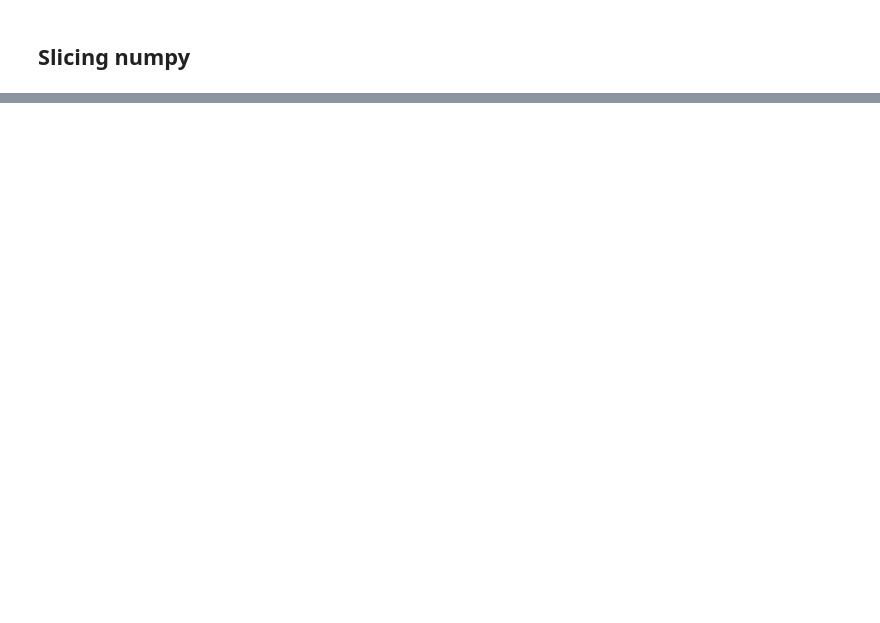
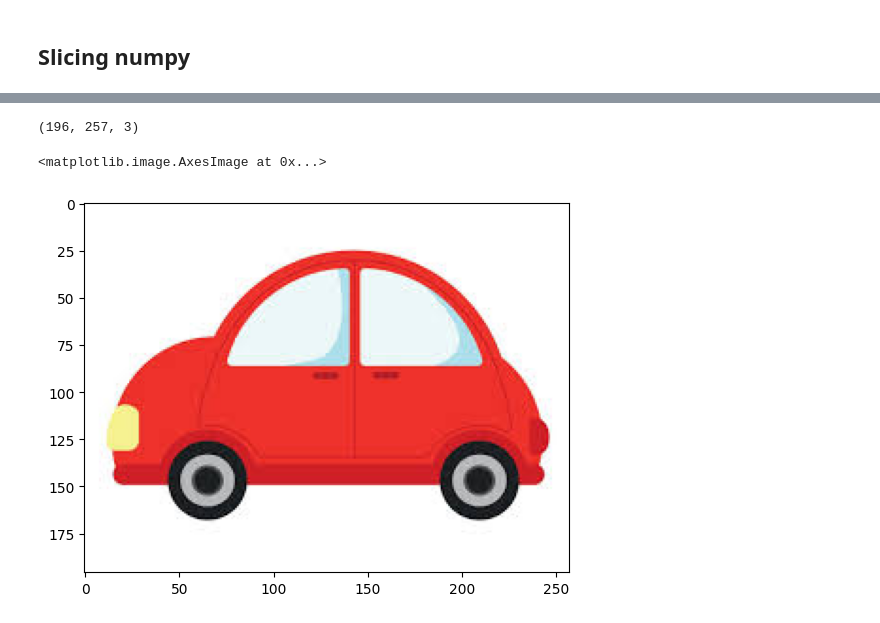
Before and after one commit to corcornejo/Diplomado_IA_Cornejo, a Jupyter notebook: Modulo_1/12.Numpy.ipynb, the cells around one changed output, grey strips where cells are left out. Saved outputs shown, nothing was run; the diff lists cells and outputs as text; code cells hidden in the pictures; blank space fills up the shorter version.

```diff
--- a/Modulo_1/12.Numpy.ipynb
+++ b/Modulo_1/12.Numpy.ipynb
@@ -544,0 +646,16 @@ B_{m-1,0} & B_{m-1,1} & \ldots & B_{m-1,n-1}
+# %%
+
+imagen = Image.open('carro.jpeg')
+array_imagen = np.array(imagen)
+# %%
+#nos arroja que tenemos un tensor
+array_imagen.shape
+# %% [output]
+(196, 257, 3)
+# %%
+plt.imshow(array_imagen)
+#para forzar
+plt.show()
+# %% [output]
+<matplotlib.image.AxesImage at 0x...>
+[figure, added]
```
Also changed, not shown: parts of 17 cells of this notebook, 29 other files.
